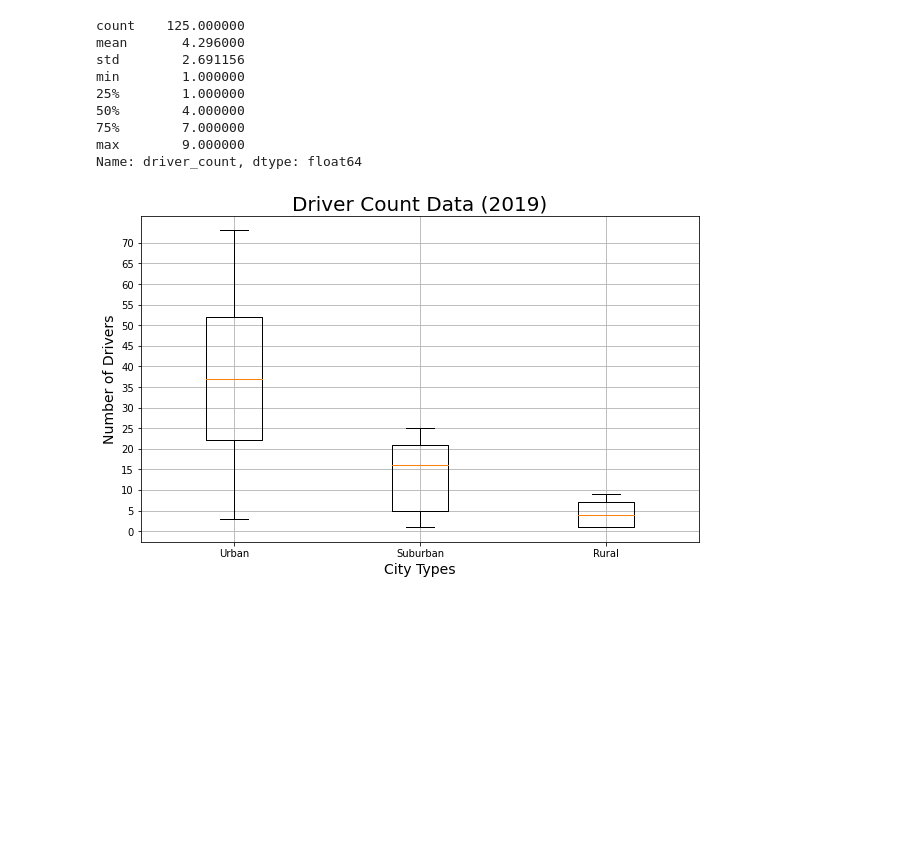
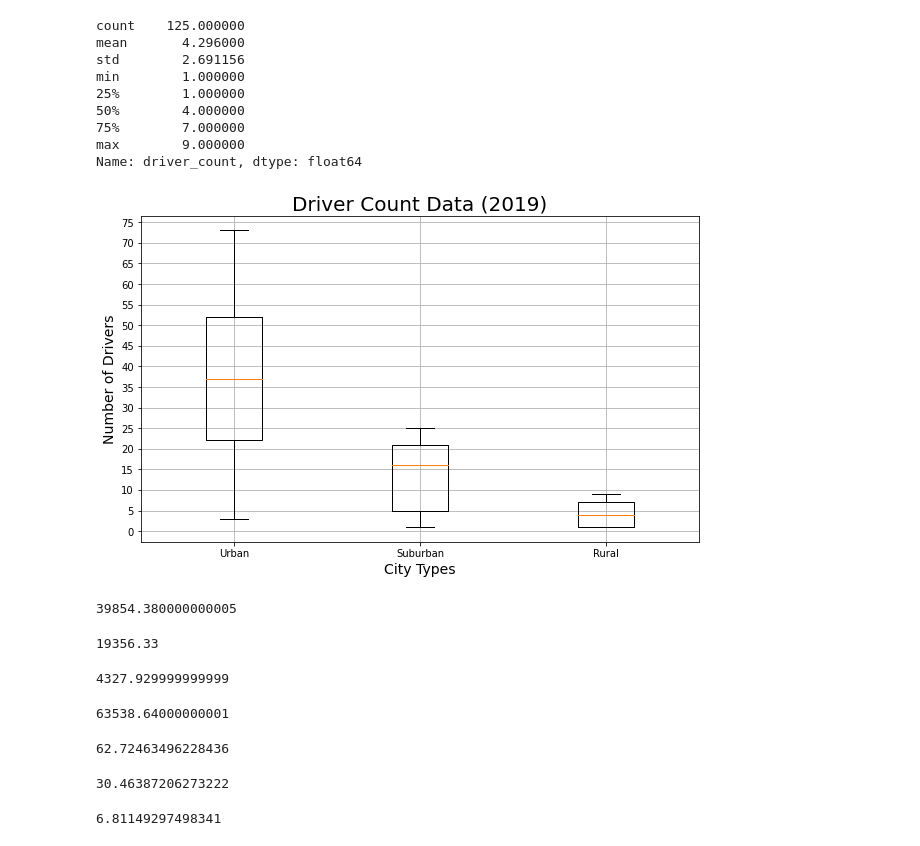
Before and after one commit to rbriggs13/PyBer_Analysis, a Jupyter notebook: PyBer.ipynb, the cells around one changed output. Drawn from its saved outputs; the diff is of its cells as text; code cells hidden in the pictures; blank space fills up the shorter version.

```diff
--- a/PyBer.ipynb
+++ b/PyBer.ipynb
@@ -571,15 +572,50 @@ Name: driver_count, dtype: float64
 # %%
 x_labels = ["Urban", "Suburban","Rural"]
 ride_fare_data = [urban_drivers, suburban_drivers, rural_drivers]
 fig, ax = plt.subplots(figsize=(10, 6))
 ax.set_title('Driver Count Data (2019)',fontsize=20)
 ax.set_ylabel('Number of Drivers',fontsize=14)
 ax.set_xlabel("City Types",fontsize=14)
 ax.boxplot(ride_fare_data, labels=x_labels)
-ax.set_yticks(np.arange(0, 75, step=5.0))
+ax.set_yticks(np.arange(0, 80, step=5.0))
 ax.grid()
 # Save the figure.
 plt.savefig("analysis/Fig4.png")
 plt.show()
 # %% [output]
-[figure, old version]
+[figure, new version]
+# %%
+total_urban_fares = urban_fares.sum()
+total_urban_fares
+# %% [output]
+39854.380000000005
+# %%
+total_suburban_fares = suburban_fares.sum()
+total_suburban_fares
+# %% [output]
+19356.33
+# %%
+total_rural_fares = rural_fares.sum()
+total_rural_fares
+# %% [output]
+4327.929999999999
+# %%
+total_fares = total_urban_fares+total_suburban_fares+total_rural_fares
+total_fares
+# %% [output]
+63538.64000000001
+# %%
+urban_fare_percent = total_urban_fares/total_fares*100
+urban_fare_percent
+# %% [output]
+62.72463496228436
+# %%
+suburban_fare_percent = total_suburban_fares/total_fares*100
+suburban_fare_percent
+# %% [output]
+30.46387206273222
+# %%
+rural_fare_percent = total_rural_fares/total_fares*100
+rural_fare_percent
+# %% [output]
+6.81149297498341
```
Also changed, not shown: parts of 2 cells of this notebook.
